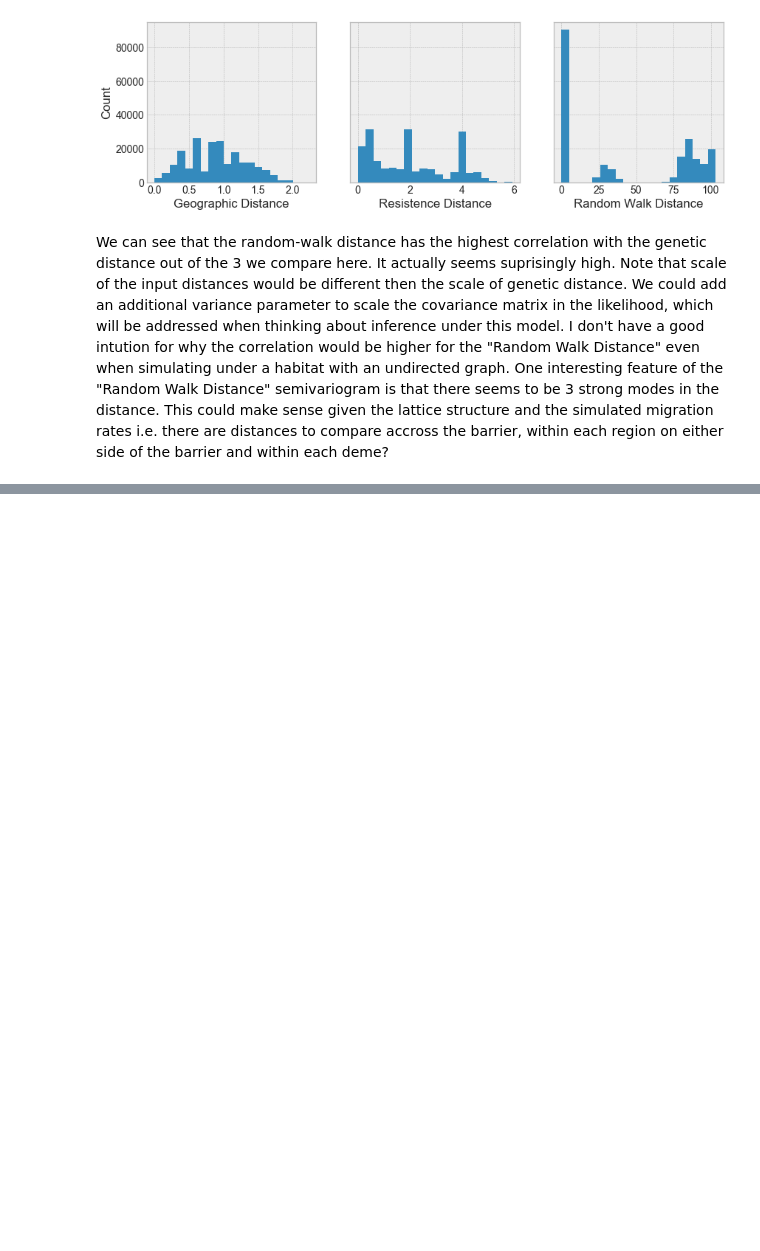
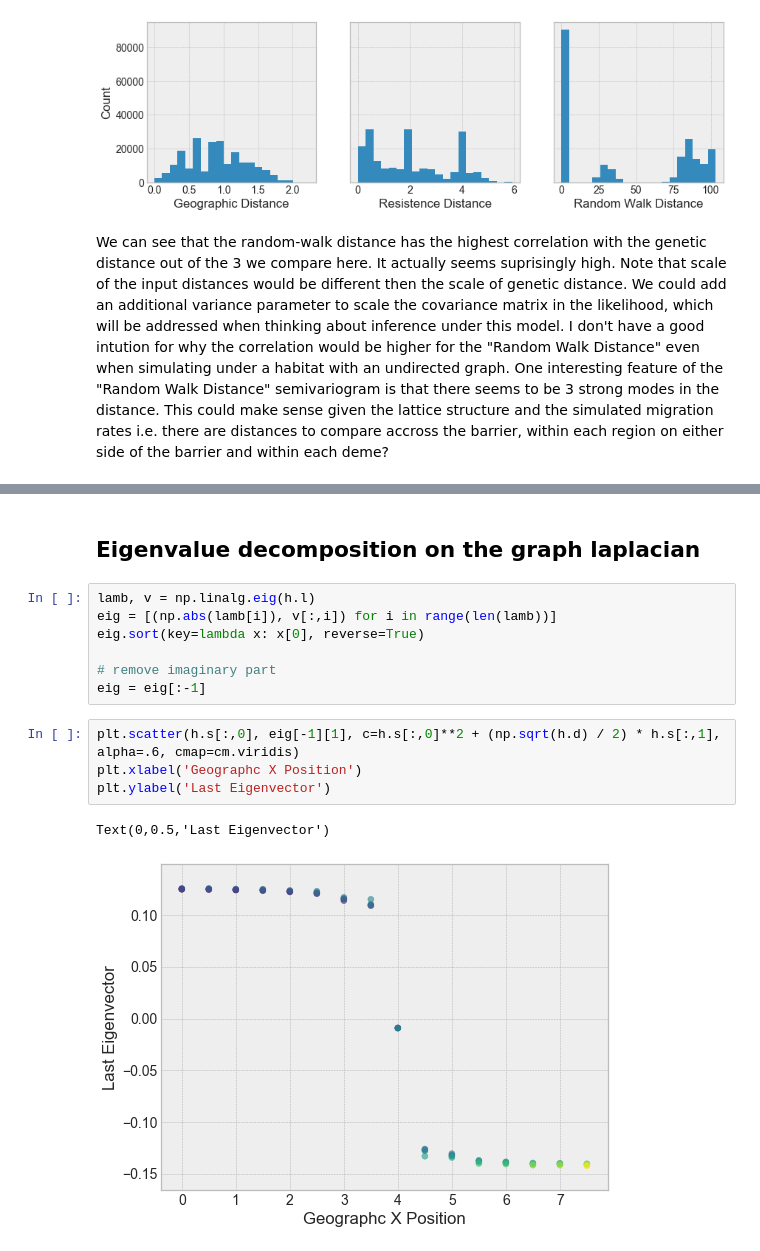
Before and after one commit to jhmarcus/spatial-random-walk, a Jupyter notebook: notebooks/isolation_by_srw.ipynb, the cells around one changed output, grey strips where cells are left out. Saved outputs shown, nothing was run; the diff lists cells and outputs as text; blank space fills up the shorter version.

Commit message:
added spectral analysis section and modified pca plots

```diff
--- a/notebooks/isolation_by_srw.ipynb
+++ b/notebooks/isolation_by_srw.ipynb
@@ -216,0 +243,16 @@ We can see that the random-walk distance has the highest correlation with the ge
+# %% [markdown]
+## Eigenvalue decomposition on the graph laplacian
+# %%
+lamb, v = np.linalg.eig(h.l)
+eig = [(np.abs(lamb[i]), v[:,i]) for i in range(len(lamb))]
+eig.sort(key=lambda x: x[0], reverse=True)
+
+# remove imaginary part
+eig = eig[:-1]
+# %%
+plt.scatter(h.s[:,0], eig[-1][1], c=h.s[:,0]**2 + (np.sqrt(h.d) / 2) * h.s[:,1], alpha=.6, cmap=cm.viridis)
+plt.xlabel('Geographc X Position')
+plt.ylabel('Last Eigenvector')
+# %% [output]
+Text(0,0.5,'Last Eigenvector')
+[figure, added]
```
Also changed, not shown: parts of 21 cells of this notebook, 1 other file.
